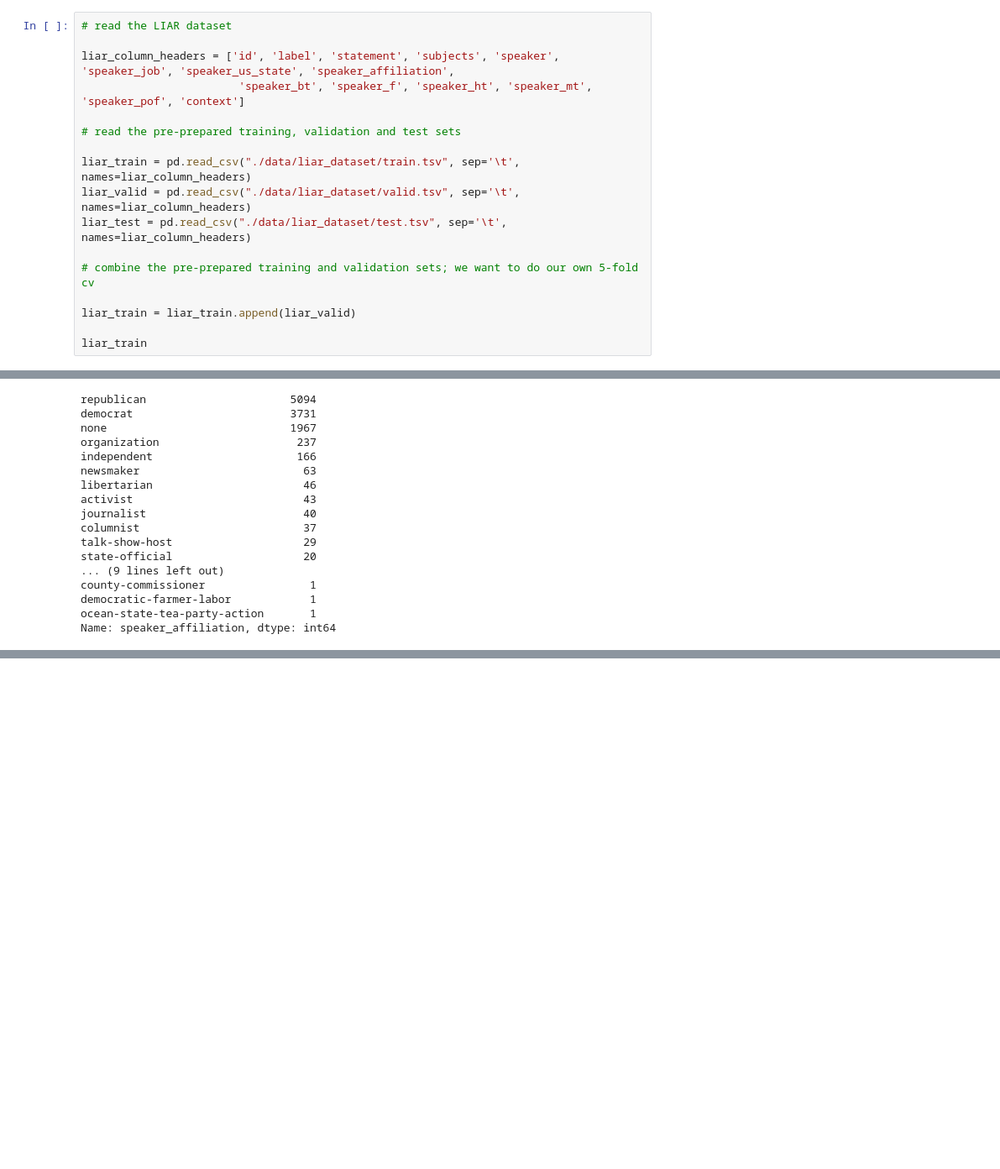
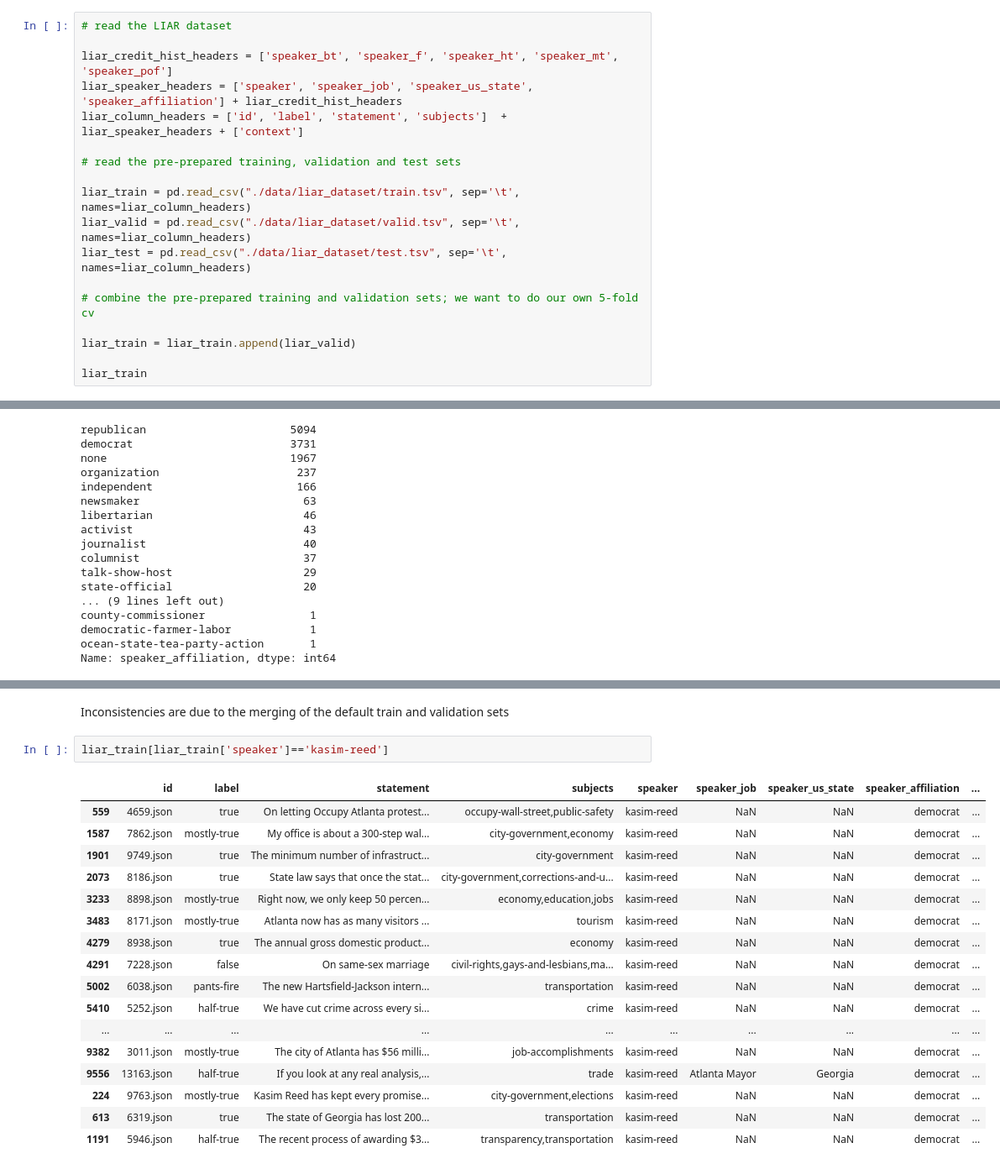
Before and after one commit to KunojiLym/metis_project_4, a Jupyter notebook: liar_eda.ipynb, the cells around one changed output, grey strips where cells are left out. Shown at 84% size. Drawn from its saved outputs; the diff is of its cells as text; blank space fills up the shorter version.

```diff
--- a/liar_eda.ipynb
+++ b/liar_eda.ipynb
@@ -46,8 +66,9 @@ From the README:
 # %%
 # read the LIAR dataset
 
-liar_column_headers = ['id', 'label', 'statement', 'subjects', 'speaker', 'speaker_job', 'speaker_us_state', 'speaker_affiliation',
-                        'speaker_bt', 'speaker_f', 'speaker_ht', 'speaker_mt', 'speaker_pof', 'context']
+liar_credit_hist_headers = ['speaker_bt', 'speaker_f', 'speaker_ht', 'speaker_mt', 'speaker_pof']
+liar_speaker_headers = ['speaker', 'speaker_job', 'speaker_us_state', 'speaker_affiliation'] + liar_credit_hist_headers
+liar_column_headers = ['id', 'label', 'statement', 'subjects']  + liar_speaker_headers + ['context']
 
 # read the pre-prepared training, validation and test sets
 
@@ -114,0 +160,22 @@ plt.savefig('./image/liar_affiliations_dist.png');
+# %% [markdown]
+Inconsistencies are due to the merging of the default train and validation sets
+# %%
+liar_train[liar_train['speaker']=='kasim-reed']
+# %% [output]
+|  | id | label | statement | subjects | speaker | speaker_job | speaker_us_state | speaker_affiliation | ... |
+| 559 | 4659.json | true | On letting Occupy Atlanta protest... | occupy-wall-street,public-safety | kasim-reed | NaN | NaN | democrat | ... |
+| 1587 | 7862.json | mostly-true | My office is about a 300-step wal... | city-government,economy | kasim-reed | NaN | NaN | democrat | ... |
+| 1901 | 9749.json | true | The minimum number of infrastruct... | city-government | kasim-reed | NaN | NaN | democrat | ... |
+| 2073 | 8186.json | true | State law says that once the stat... | city-government,corrections-and-u... | kasim-reed | NaN | NaN | democrat | ... |
+| 3233 | 8898.json | mostly-true | Right now, we only keep 50 percen... | economy,education,jobs | kasim-reed | NaN | NaN | democrat | ... |
+| 3483 | 8171.json | mostly-true | Atlanta now has as many visitors ... | tourism | kasim-reed | NaN | NaN | democrat | ... |
+| 4279 | 8938.json | true | The annual gross domestic product... | economy | kasim-reed | NaN | NaN | democrat | ... |
+| 4291 | 7228.json | false | On same-sex marriage | civil-rights,gays-and-lesbians,ma... | kasim-reed | NaN | NaN | democrat | ... |
+| 5002 | 6038.json | pants-fire | The new Hartsfield-Jackson intern... | transportation | kasim-reed | NaN | NaN | democrat | ... |
+| 5410 | 5252.json | half-true | We have cut crime across every si... | crime | kasim-reed | NaN | NaN | democrat | ... |
+| ... | ... | ... | ... | ... | ... | ... | ... | ... | ... |
+| 9382 | 3011.json | mostly-true | The city of Atlanta has $56 milli... | job-accomplishments | kasim-reed | NaN | NaN | democrat | ... |
+| 9556 | 13163.json | half-true | If you look at any real analysis,... | trade | kasim-reed | Atlanta Mayor | Georgia | democrat | ... |
+| 224 | 9763.json | mostly-true | Kasim Reed has kept every promise... | city-government,elections | kasim-reed | NaN | NaN | democrat | ... |
+| 613 | 6319.json | true | The state of Georgia has lost 200... | transportation | kasim-reed | NaN | NaN | democrat | ... |
+| 1191 | 5946.json | half-true | The recent process of awarding $3... | transparency,transportation | kasim-reed | NaN | NaN | democrat | ... |
```
Also changed, not shown: parts of 12 cells of this notebook.
